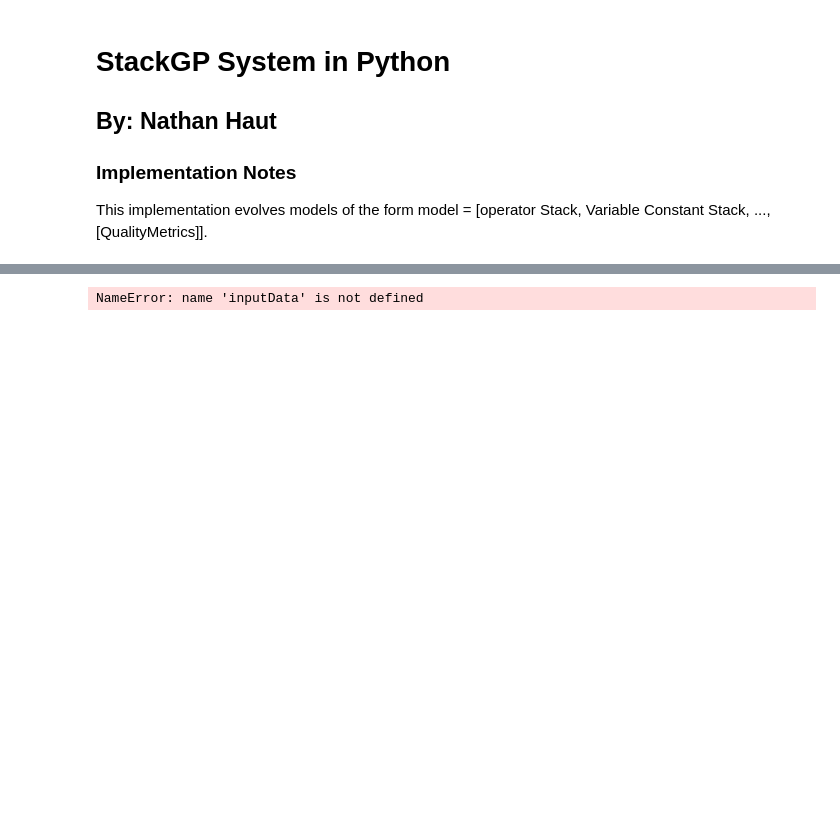
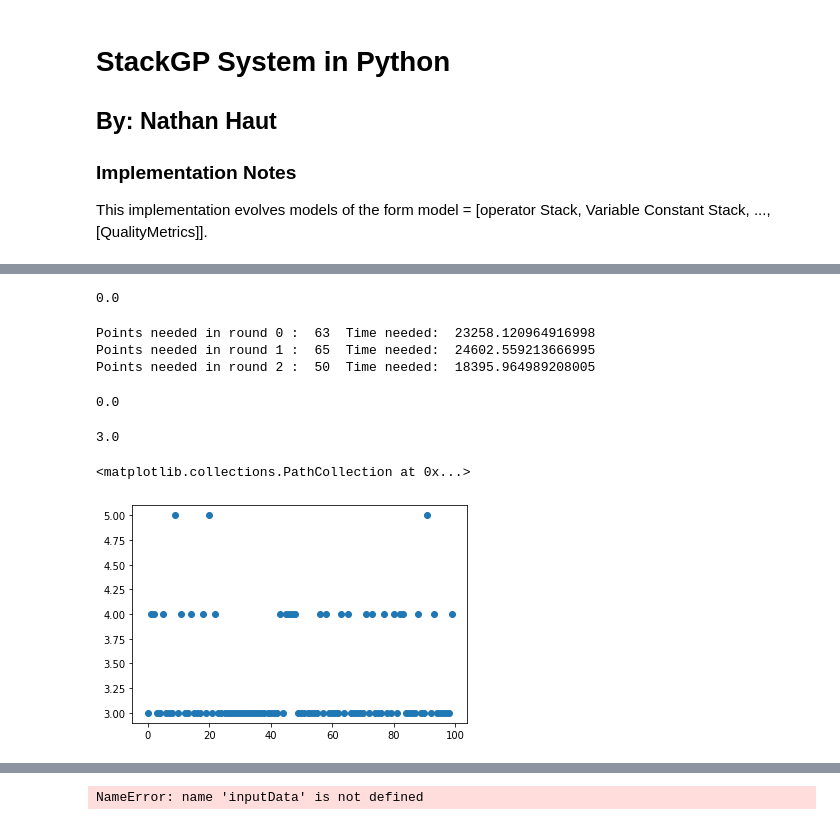
Before and after one commit to hoolagans/StackGP, a Jupyter notebook: StackGP Python.ipynb, the cells around one changed output, grey strips where cells are left out. Drawn from its saved outputs; the diff is of its cells as text; code cells hidden in the pictures; blank space fills up the shorter version.

```diff
--- a/StackGP Python.ipynb
+++ b/StackGP Python.ipynb
@@ -553,0 +639,7 @@ def ensembleSelect(models, inputData, responseData, numberOfClusters=10):
+# %%
+inputData=np.array([np.random.uniform(1,2,3),np.random.uniform(2,5,3),np.random.uniform(1,5,3)])
+response=np.arcsin(inputData[0]/(inputData[1]*inputData[2]))
+testInput=np.array([np.random.uniform(1,2,200),np.random.uniform(2,5,200),np.random.uniform(1,5,200)])
+testResponse=np.arcsin(testInput[0]/(testInput[1]*testInput[2]))
+errors=[]
+models=[]
@@ -553,0 +699,48 @@ def ensembleSelect(models, inputData, responseData, numberOfClusters=10):
+# %%
+tan(*[0])
+# %% [output]
+0.0
+# %%
+ptsNeeded=[]
+start=time.perf_counter()
+for j in range(100):
+    found=False
+    inputData=np.array([np.random.uniform(1,3,3),np.random.uniform(1,3,3),np.random.uniform(1,3,3),np.random.uniform(1,3,3)])
+    response=1/4*inputData[0]*(inputData[1]**2*inputData[2]**2)*inputData[3]**2
+    testInput=np.array([np.random.uniform(1,3,200),np.random.uniform(1,3,200),np.random.uniform(1,3,200),np.random.uniform(1,3,200)])
+    testResponse=1/4*testInput[0]*(testInput[1]**2*testInput[2]**2)*testInput[3]**2
+    errors=[]
+    models=[]
+    roundTime=time.perf_counter()
+    for i in range(100):
+        models1=evolve(inputData,response,initialPop=models,generations=1000,tracking=False,popSize=300,ops=allOps(),timeLimit=120,capTime=True,align=False,elitismRate=10)
+        models2=evolve(inputData,response,initialPop=models,generations=1000,tracking=False,popSize=300,ops=allOps(),timeLimit=120,capTime=True,align=False,elitismRate=10)
+        models3=evolve(inputData,response,initialPop=models,generations=1000,tracking=False,popSize=300,ops=allOps(),timeLimit=120,capTime=True,align=False,elitismRate=10)
+        models4=evolve(inputData,response,initialPop=models,generations=1000,tracking=False,popSize=300,ops=allOps(),timeLimit=120,capTime=True,align=False,elitismRate=10)
+        models=models1+models2+models3+models4
+        models=sortModels(models)[:100]+paretoTournament(models)
+        alignedModels=[alignGPModel(mods,inputData,response) for mods in models]
+        ensemble=ensembleSelect(alignedModels,inputData,response)
+        out=maximizeUncertainty(ensemble,4,((1,3),(1,3),(1,3),(1,3)))
+        inputData=extendData(inputData,out)
+        response=1/4*inputData[0]*(inputData[1]**2*inputData[2]**2)*inputData[3]**2
+        errors.append(min([fitness(mod, testInput,testResponse) for mod in alignedModels]))
+        minerr=errors[-1]
+        if minerr<1e-14:
+            print("Points needed in round", j,": ",3+i, " Time needed: ", time.perf_counter()-roundTime)
+            found=True
+            ptsNeeded.append(3+i)
+            break
+    if found==False:
+        print("Points needed in round",j,": NA (model not found)")
+stop=time.perf_counter()-start
+print("Time: ",stop)
+print("Last Model: ", sortModels(models)[0])
+# %% [output]
+Points needed in round 0 :  63  Time needed:  23258.120964916998
+Points needed in round 1 :  65  Time needed:  24602.559213666995
+Points needed in round 2 :  50  Time needed:  18395.964989208005
+# %%
+tan(*varReplace(reverseList([0][:1]),[[1]]))
+# %% [output]
+0.0
@@ -554 +749,10 @@ def ensembleSelect(models, inputData, responseData, numberOfClusters=10):
+# %%
+np.median(ptsNeeded)
+# %% [output]
+3.0
+# %%
+plt.scatter(range(len(ptsNeeded)),ptsNeeded)
+# %% [output]
+<matplotlib.collections.PathCollection at 0x...>
+[figure, added]
 # %%
```
Also changed, not shown: parts of 18 cells of this notebook.
